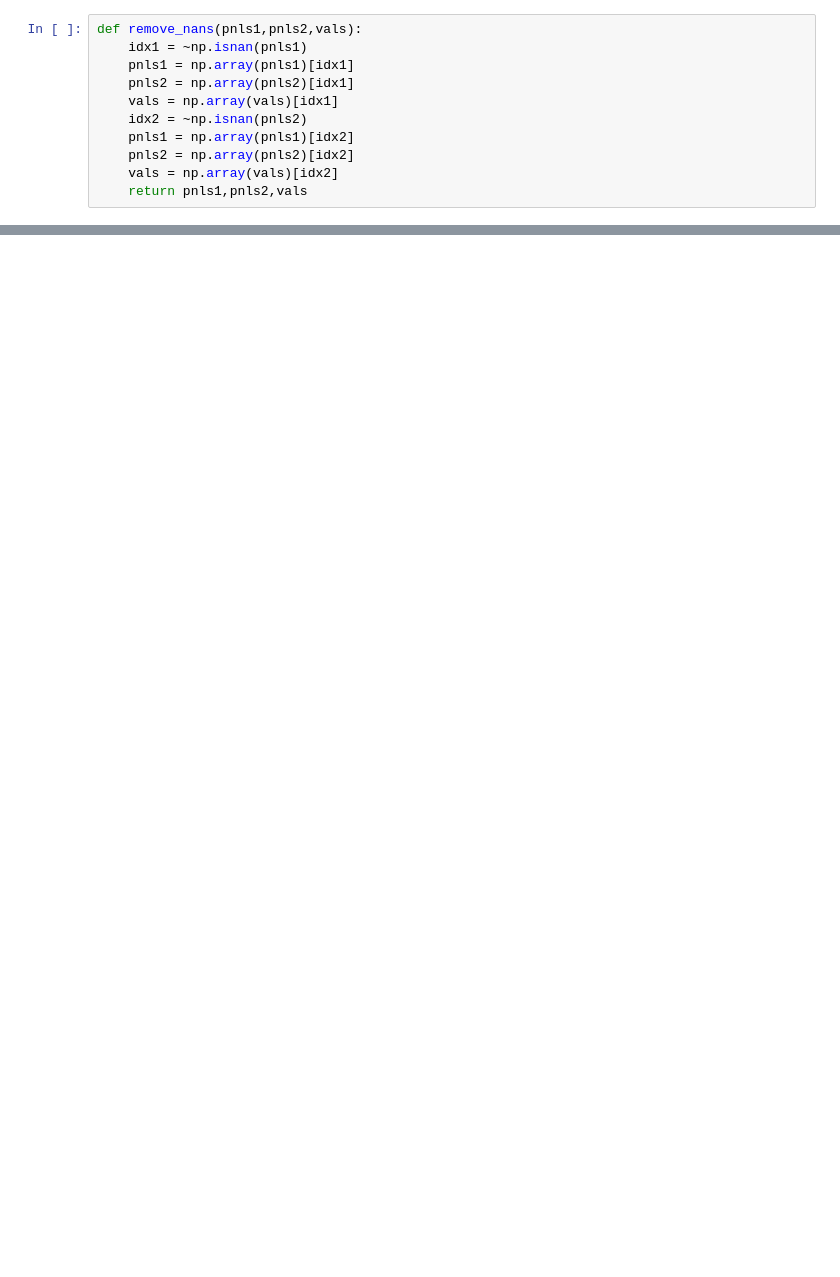
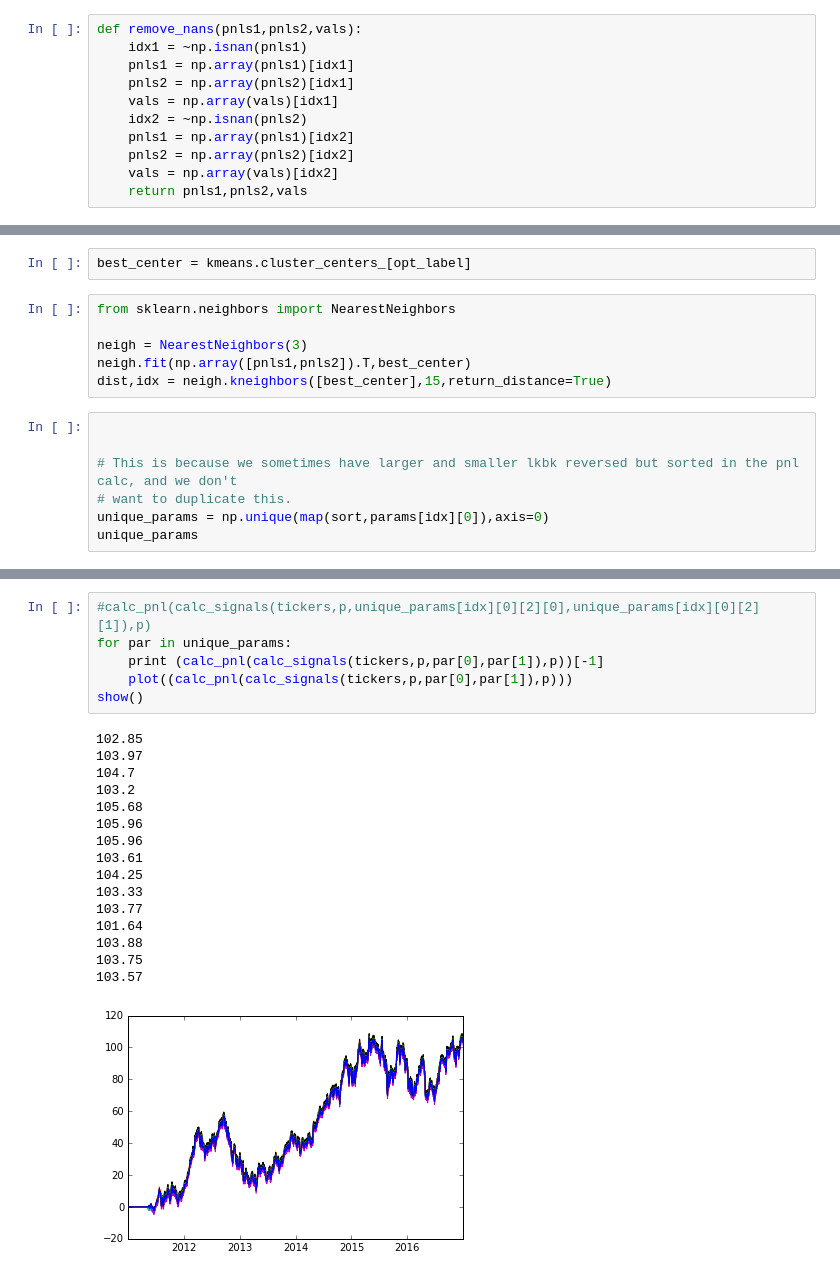
Before and after one commit to rodler/cybertraders, a Jupyter notebook: vector_ma_version_2.ipynb, the cells around one changed output, grey strips where cells are left out. Saved outputs shown, nothing was run; the diff lists cells and outputs as text; blank space fills up the shorter version.

```diff
--- a/vector_ma_version_2.ipynb
+++ b/vector_ma_version_2.ipynb
@@ -87,0 +153,15 @@ plt.scatter(np.array(vals)[:,0],np.array(vals)[:,1],c=kmeans.labels_,cmap='plasm
+# %%
+best_center = kmeans.cluster_centers_[opt_label]
+# %%
+from sklearn.neighbors import NearestNeighbors
+
+neigh = NearestNeighbors(3)
+neigh.fit(np.array([pnls1,pnls2]).T,best_center)
+dist,idx = neigh.kneighbors([best_center],15,return_distance=True)
+# %%
+
+
+# This is because we sometimes have larger and smaller lkbk reversed but sorted in the pnl calc, and we don't
+# want to duplicate this.
+unique_params = np.unique(map(sort,params[idx][0]),axis=0)
+unique_params
@@ -87,0 +184,23 @@ plt.scatter(np.array(vals)[:,0],np.array(vals)[:,1],c=kmeans.labels_,cmap='plasm
+# %%
+#calc_pnl(calc_signals(tickers,p,unique_params[idx][0][2][0],unique_params[idx][0][2][1]),p)
+for par in unique_params:
+    print (calc_pnl(calc_signals(tickers,p,par[0],par[1]),p))[-1]
+    plot((calc_pnl(calc_signals(tickers,p,par[0],par[1]),p)))
+show()
+# %% [output]
+102.85
+103.97
+104.7
+103.2
+105.68
+105.96
+105.96
+103.61
+104.25
+103.33
+103.77
+101.64
+103.88
+103.75
+103.57
+[figure, added]
```
Also changed, not shown: parts of 16 cells of this notebook, 1 other file.
